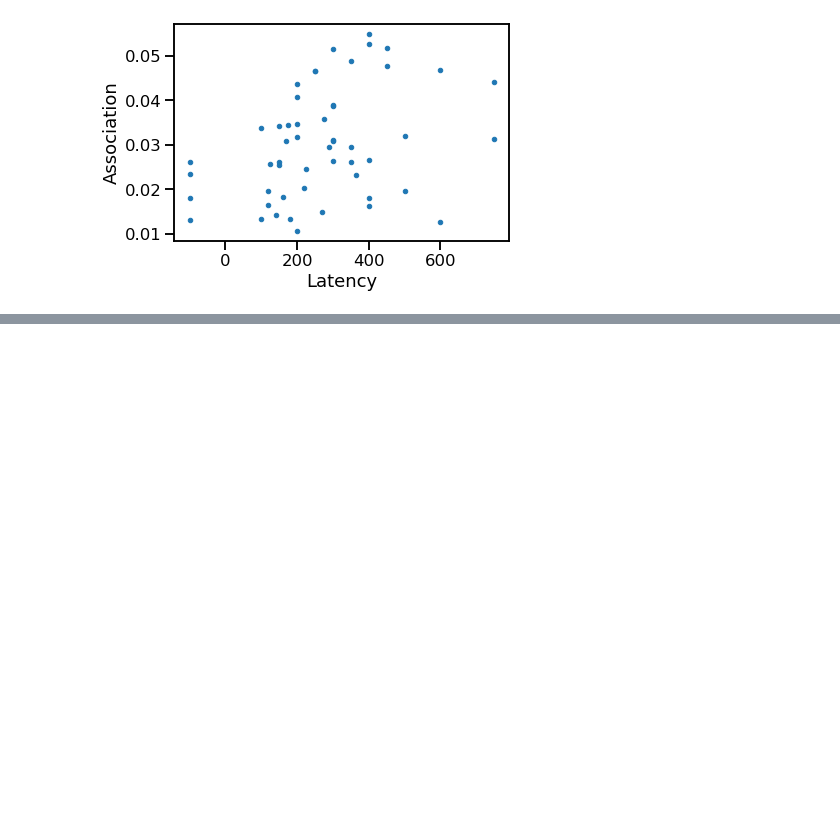
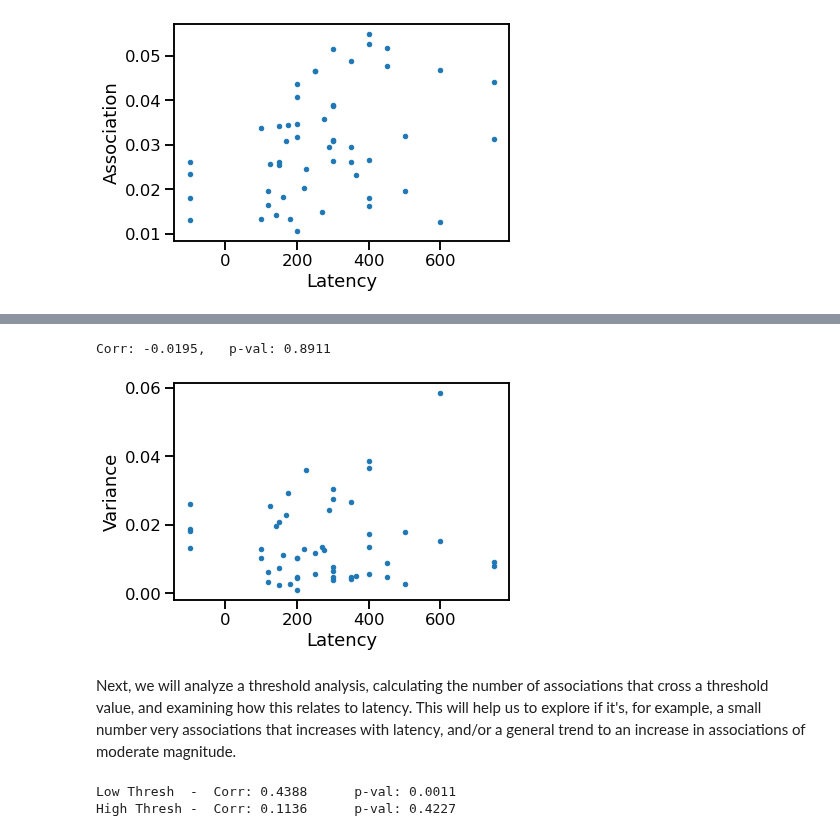
Before and after one commit to weblearn22/ERPscanr, a Jupyter notebook: notebooks/04-CountsCognitive.ipynb, the cells around one changed output, grey strips where cells are left out. Cells and saved outputs as stored; diff of their text form; code cells hidden in the pictures; blank space fills up the shorter version.

Commit message:
add control analysis for lat-assoc comparison

```diff
--- a/notebooks/04-CountsCognitive.ipynb
+++ b/notebooks/04-CountsCognitive.ipynb
@@ -385,0 +402,15 @@ plot_latency_values(latencies, avgs,
+# %%
+# Compute the variance of the association scores per component
+variances = [np.var(ass['association']) for ass in sorted_associations]
+# %%
+# Check the correlation between the variance of the associations and latency
+print('Corr: {:2.4f}, \t p-val: {:2.4f}'.format(*spearmanr(latencies, variances)))
+# %% [output]
+Corr: -0.0195,   p-val: 0.8911
+# %%
+# Plot the comparison of variance of the associations to latency
+plot_latency_values(latencies, variances, ylabel='Variance')
+# %% [output]
+[figure, added]
+# %% [markdown]
+Next, we will analyze a threshold analysis, calculating the number of associations that cross a threshold value, and examining how this relates to latency. This will help us to explore if it's, for example, a small number very associations that increases with latency, and/or a general trend to an increase in associations of moderate magnitude.
@@ -385,0 +422,9 @@ plot_latency_values(latencies, avgs,
+# %%
+# Check the correlations between threshold crossing counts and latency
+print('Low Thresh  -  Corr: {:2.4f} \t p-val: {:2.4f}'.format(\
+    *spearmanr(latencies, low_thresh_counts)))
+print('High Thresh -  Corr: {:2.4f} \t p-val: {:2.4f}'.format(\
+    *spearmanr(latencies, high_thresh_counts)))
+# %% [output]
+Low Thresh  -  Corr: 0.4388      p-val: 0.0011
+High Thresh -  Corr: 0.1136      p-val: 0.4227
```
Also changed, not shown: parts of 9 cells of this notebook.
